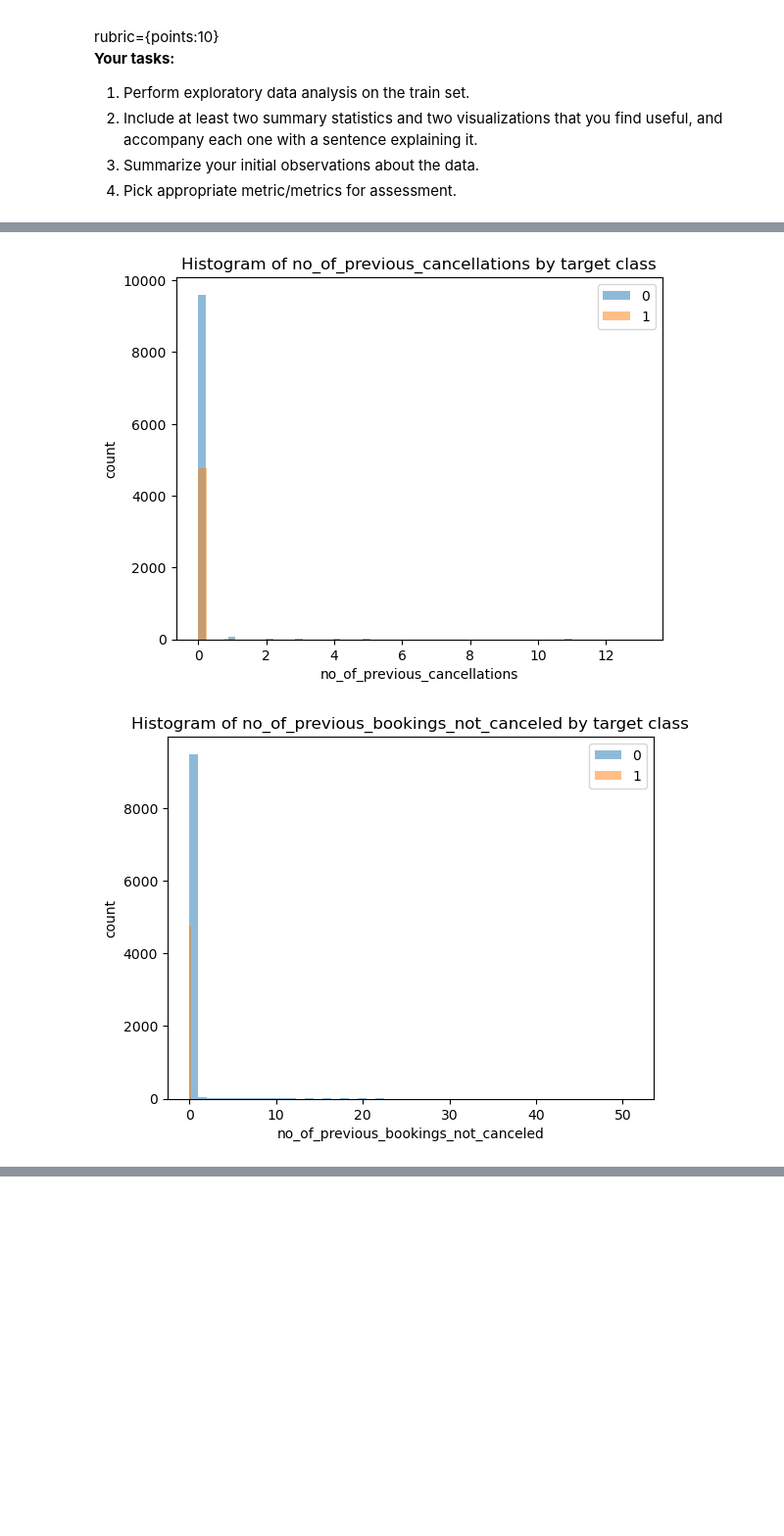
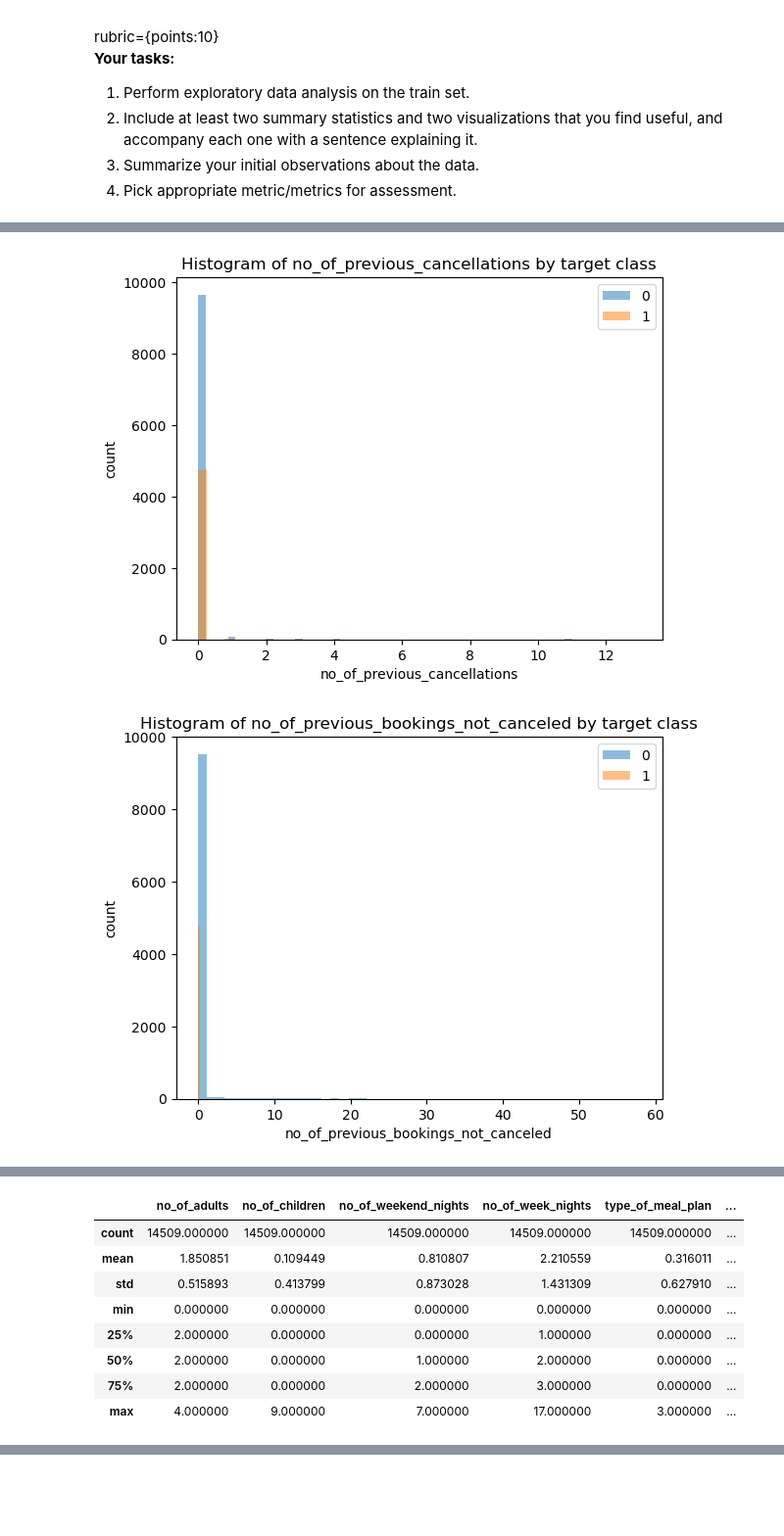
Before and after one commit to wiltonfs/cpsc330-FW, a Jupyter notebook: hw/hw6/hw6-starter.ipynb, the cells around one changed output, grey strips where cells are left out. Shown at 98% size. Saved outputs shown, nothing was run; the diff lists cells and outputs as text; code cells hidden in the pictures; blank space fills up the shorter version.

```diff
--- a/hw/hw6/hw6-starter.ipynb
+++ b/hw/hw6/hw6-starter.ipynb
@@ -114,12 +114,8 @@ For this problem, you will use [Reservation Cancellation Prediction Dataset](htt
 # %% [markdown]
 Some initial thoughts I have on the problem is that I think the number of previous cancellations will be the most useful feature, followed by previous un-canceled reservations, followed by repeated_guest or room price. My thought is that someone who cancels frequently will cancel again, and someone who rarely cancels will keep the reservation. Additionally, I think that a guest who has been there before is more likely to not have made the reservation on a whim and will show up. Finally, I think expensive rooms will get canceled more often as there is more savings for canceling.
 # %%
-# read in the two CSV files as separate dataframes
-test = pd.read_csv("test___dataset.csv")
-train = pd.read_csv("train__dataset.csv")
-
-# concatenate the two dataframes into a single dataframe
-data = pd.concat([test, train], ignore_index=True)
+# read in the CSV files as a dataframes
+data = pd.read_csv("train__dataset.csv")
 # %% [markdown]
 <br><br>
 # %% [markdown]
@@ -146,23 +142,29 @@ rubric={points:10}
 3. Summarize your initial observations about the data.
 4. Pick appropriate metric/metrics for assessment.
 # %%
-# We are trying to predict if a customer will cancel, so positive will be a cancelation, which will be booking_status = 1
+#Similar to my code from HW 2
+
+#We are trying to predict if a customer will cancel, so positive will be a cancelation, which will be booking_status = 1
 negative_examples = train.query("booking_status == 0")
 positive_examples = train.query("booking_status == 1")
 
 features = ["repeated_guest", "no_of_previous_cancellations", "no_of_previous_bookings_not_canceled", "avg_price_per_room"]
 
 for feature in features:
     negatives = negative_examples[feature]
     positives = positive_examples[feature]
     plt.hist(negatives, bins=50, alpha=0.5, label=0)
     plt.hist(positives, bins=50, alpha=0.5, label=1)
     plt.xlabel(feature)
     plt.ylabel("count")
     plt.title("Histogram of " + feature + " by target class")
     plt.legend()
     plt.show()
+
+
+stats = train.describe()
+stats
 # %% [output]
 [figure]
 [figure]
-[figure, old version]
+[figure, new version]
@@ -169,0 +172,9 @@ for feature in features:
+|  | no_of_adults | no_of_children | no_of_weekend_nights | no_of_week_nights | type_of_meal_plan | ... |
+| count | 14509.000000 | 14509.000000 | 14509.000000 | 14509.000000 | 14509.000000 | ... |
+| mean | 1.850851 | 0.109449 | 0.810807 | 2.210559 | 0.316011 | ... |
+| std | 0.515893 | 0.413799 | 0.873028 | 1.431309 | 0.627910 | ... |
+| min | 0.000000 | 0.000000 | 0.000000 | 0.000000 | 0.000000 | ... |
+| 25% | 2.000000 | 0.000000 | 0.000000 | 1.000000 | 0.000000 | ... |
+| 50% | 2.000000 | 0.000000 | 1.000000 | 2.000000 | 0.000000 | ... |
+| 75% | 2.000000 | 0.000000 | 2.000000 | 3.000000 | 0.000000 | ... |
+| max | 4.000000 | 9.000000 | 7.000000 | 17.000000 | 3.000000 | ... |
```
Also changed, not shown: parts of 5 cells of this notebook.
